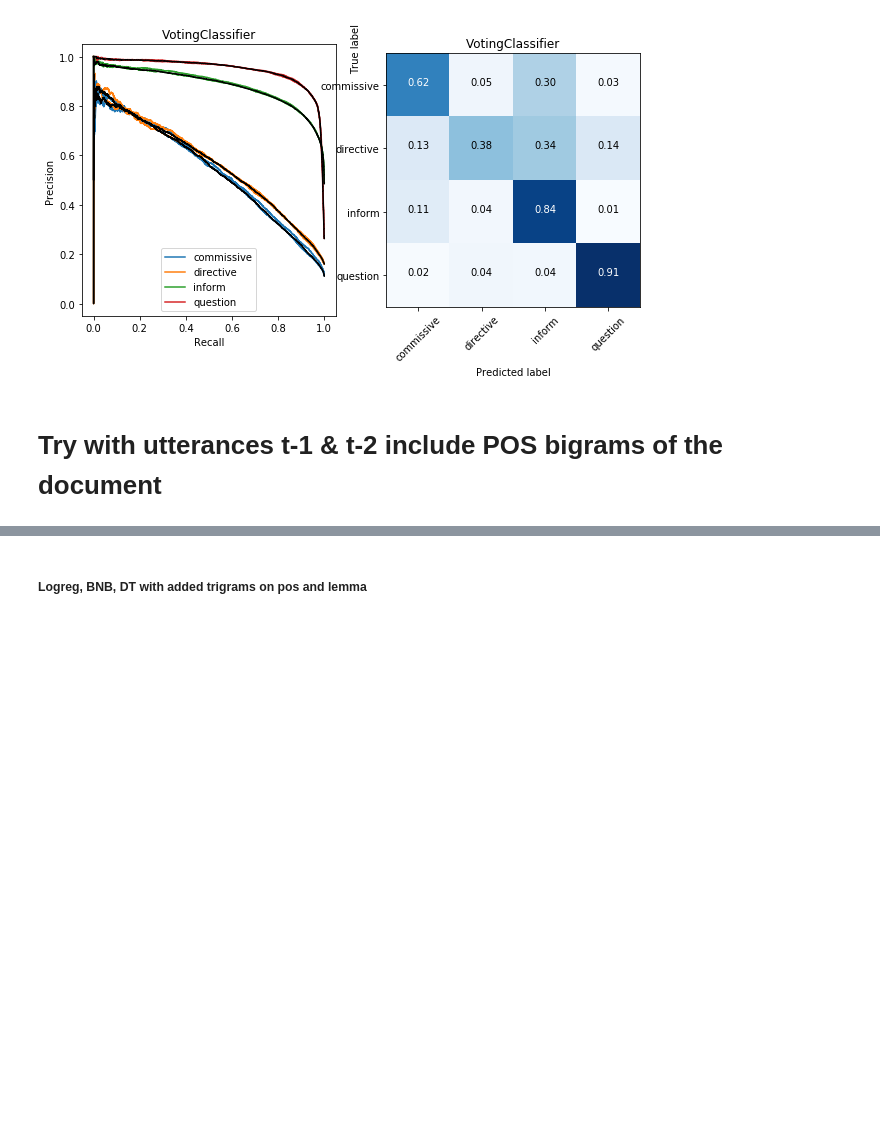
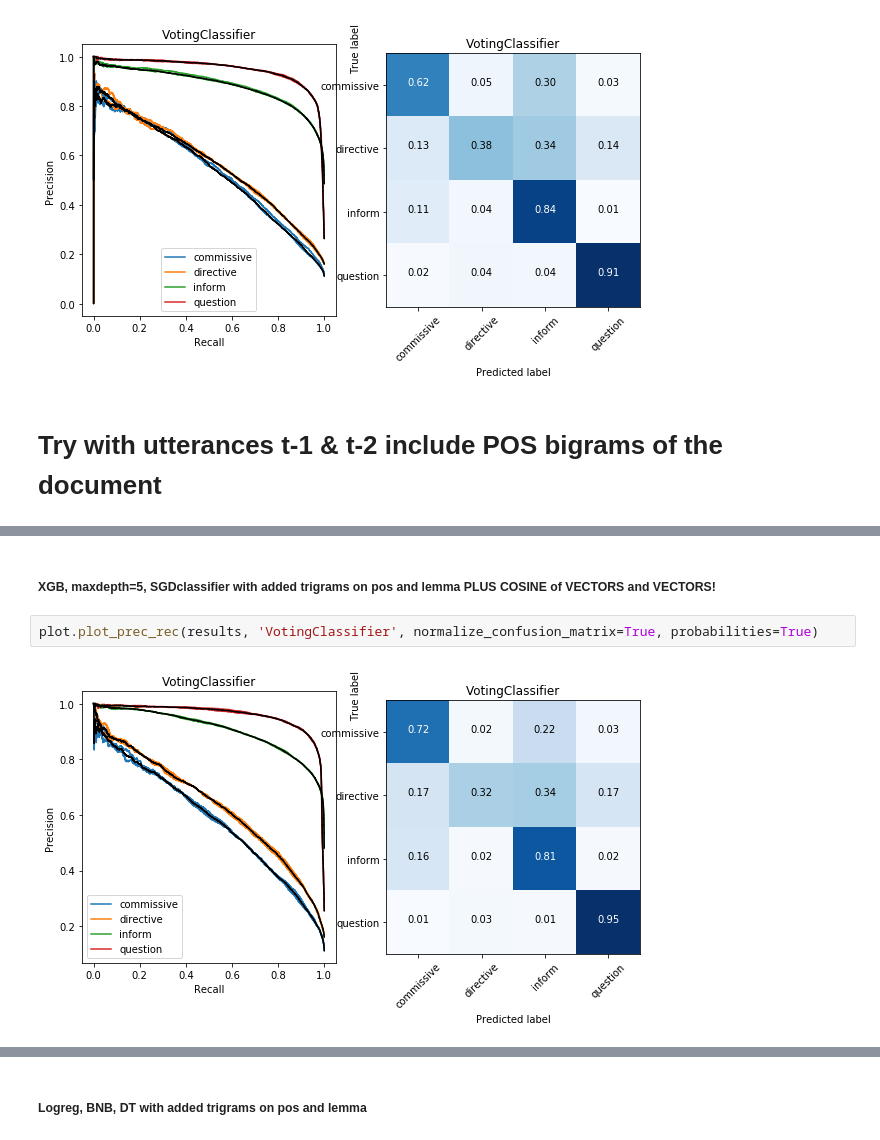
Before and after one commit to Ryanglambert/chatty, a Jupyter notebook: research/daily_dialogue/Speech Act Classifier.ipynb, the cells around one changed output, grey strips where cells are left out. Cells and saved outputs as stored; diff of their text form; blank space fills up the shorter version.

```diff
--- a/research/daily_dialogue/Speech Act Classifier.ipynb
+++ b/research/daily_dialogue/Speech Act Classifier.ipynb
@@ -560,0 +651,6 @@ Convergence after 6 epochs took 0.82 seconds
+# %% [markdown]
+##### XGB, maxdepth=5, SGDclassifier with added trigrams on pos and lemma PLUS COSINE of VECTORS and VECTORS!
+# %%
+plot.plot_prec_rec(results, 'VotingClassifier', normalize_confusion_matrix=True, probabilities=True)
+# %% [output]
+[figure, added]
```
Also changed, not shown: parts of 27 cells of this notebook, 2 other files.
